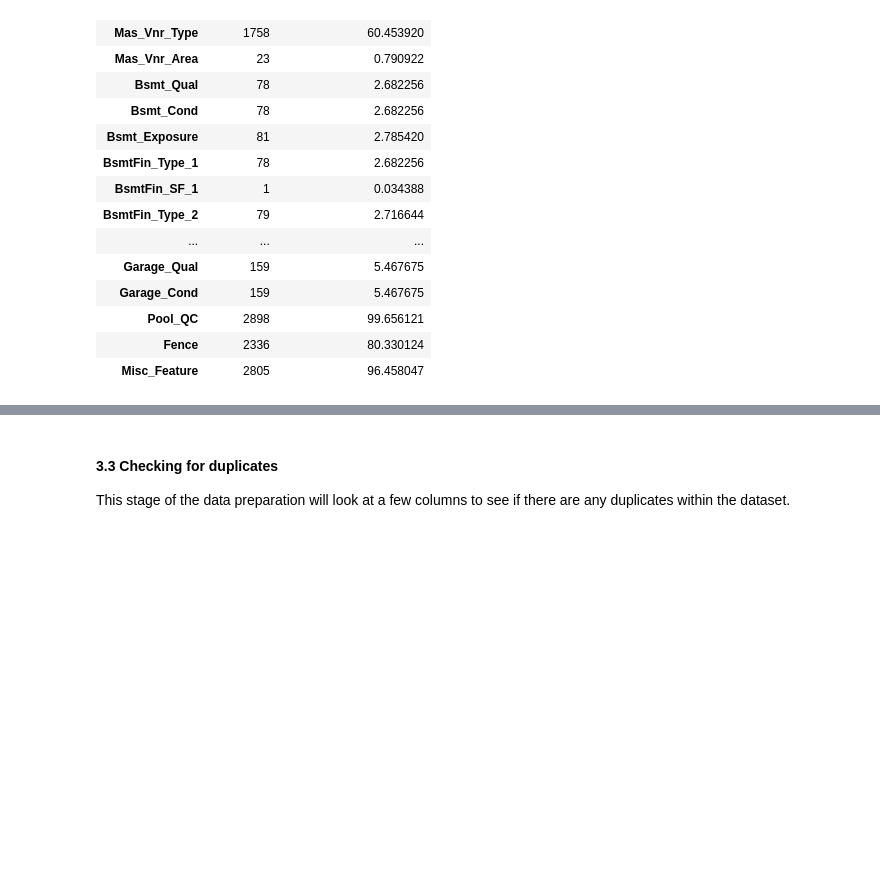
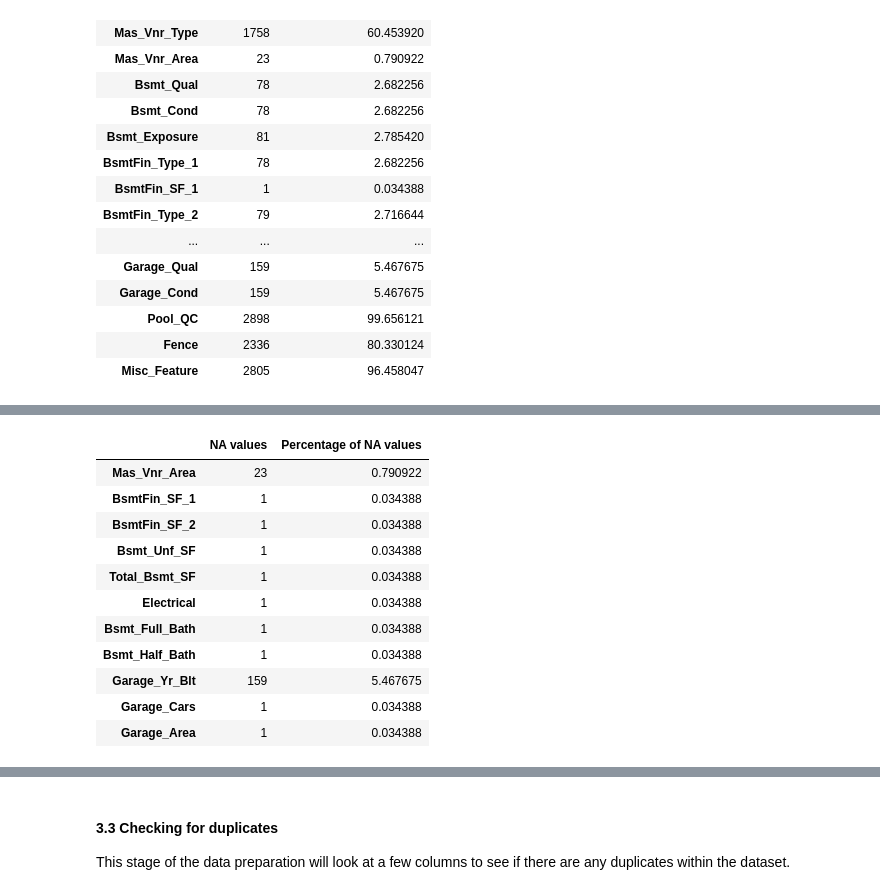
Before and after one commit to rongachoka/House_Prices_Dataset_-coursework-, a Jupyter notebook: index.ipynb, the cells around one changed output, grey strips where cells are left out. Saved outputs shown, nothing was run; the diff lists cells and outputs as text; code cells hidden in the pictures; blank space fills up the shorter version.

```diff
--- a/index.ipynb
+++ b/index.ipynb
@@ -57,8 +57,8 @@ import seaborn as sns
 sns.set_style("whitegrid")
 # %%
 # Importing data
-housing_df = pd.read_csv("Housing_1.txt", sep="\t")
-sales_df = pd.read_csv("Housing_2.txt", sep="\t")
+housing_df = pd.read_csv("data/Housing_1.txt", sep="\t")
+sales_df = pd.read_csv("data/Housing_2.txt", sep="\t")
 
 # Replacing the space in columns names with "_"
 housing_df.columns = housing_df.columns.str.replace(" ","_")
@@ -532,0 +537,24 @@ The most common approach would be to use the mean or median of the column to fil
+# %%
+# Correctly labelled NA values
+col_list = ["Bsmt_Qual","Bsmt_Cond","Bsmt_Exposure","BsmtFin_Type_1",
+            "BsmtFin_Type_2","Garage_Type","Garage_Finish","Garage_Qual",
+            "Garage_Cond"]
+
+# Remove the columns from the nan_df
+nan_df = nan_df[~nan_df.index.isin(col_list)]
+
+# View the updated df
+nan_df
+# %% [output]
+|  | NA values | Percentage of NA values |
+| Mas_Vnr_Area | 23 | 0.790922 |
+| BsmtFin_SF_1 | 1 | 0.034388 |
+| BsmtFin_SF_2 | 1 | 0.034388 |
+| Bsmt_Unf_SF | 1 | 0.034388 |
+| Total_Bsmt_SF | 1 | 0.034388 |
+| Electrical | 1 | 0.034388 |
+| Bsmt_Full_Bath | 1 | 0.034388 |
+| Bsmt_Half_Bath | 1 | 0.034388 |
+| Garage_Yr_Blt | 159 | 5.467675 |
+| Garage_Cars | 1 | 0.034388 |
+| Garage_Area | 1 | 0.034388 |
```
Also changed, not shown: parts of 16 cells of this notebook, 2 other files.
